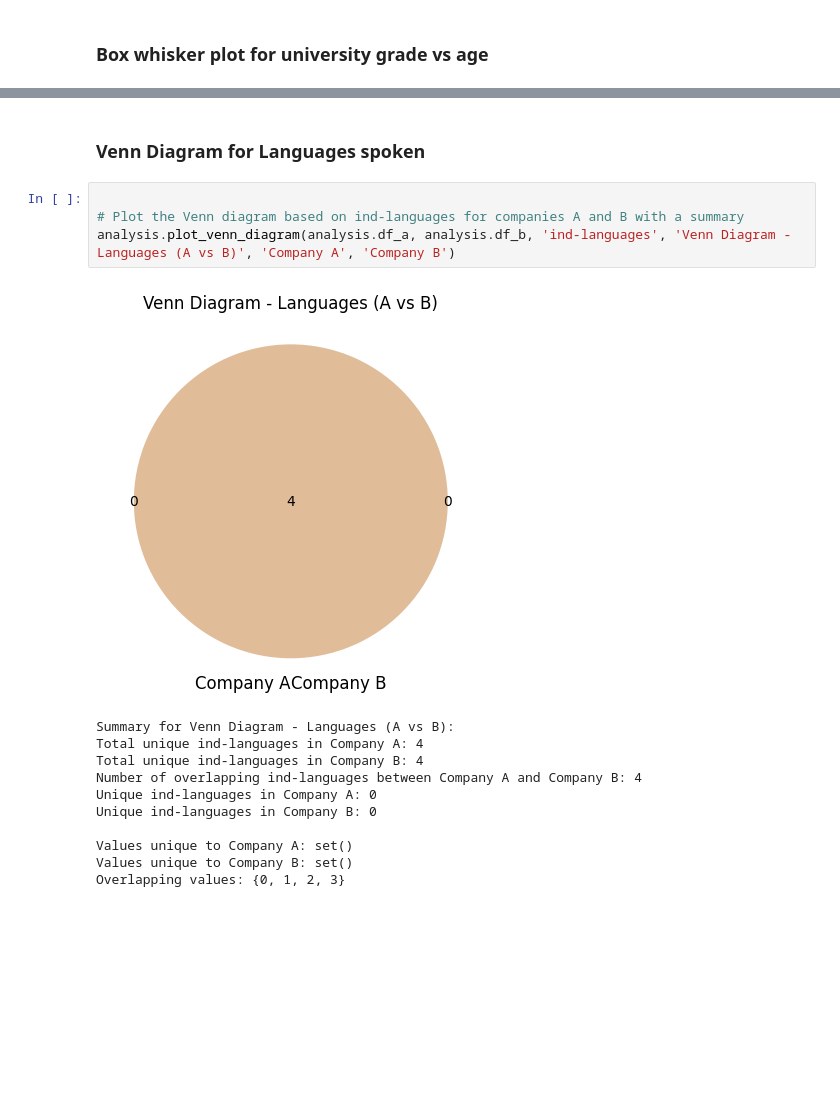
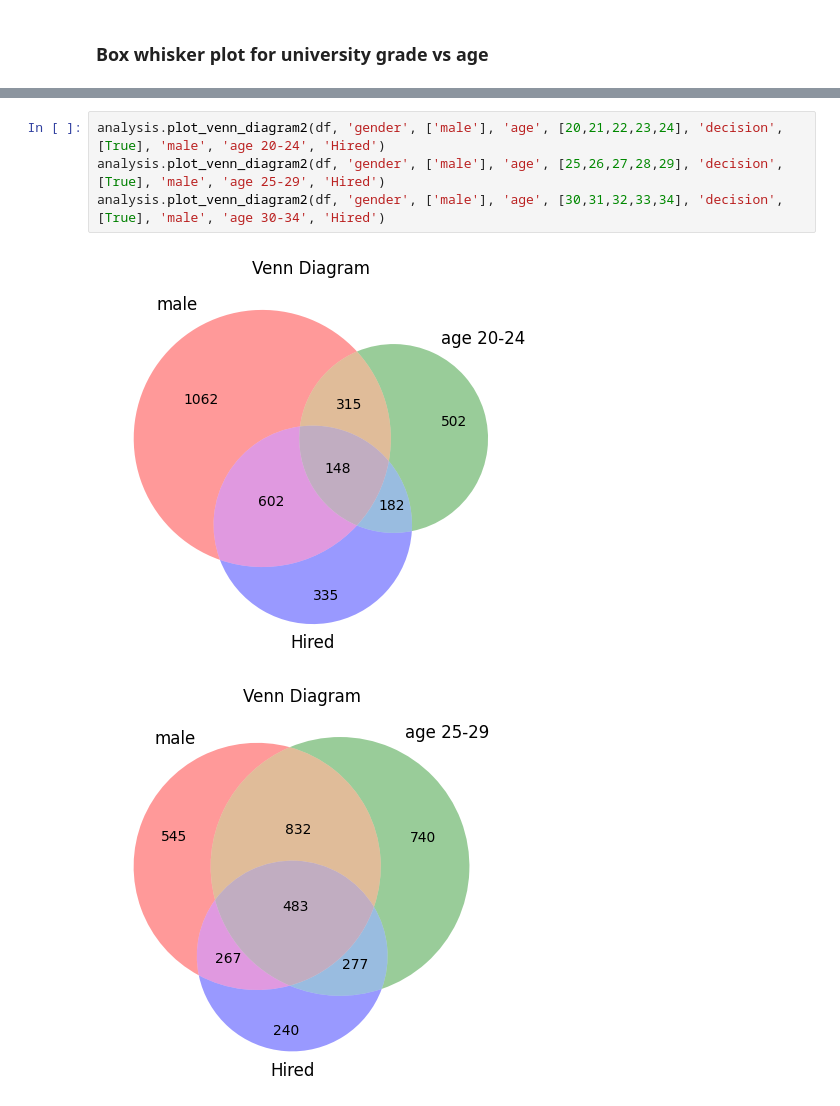
Before and after one commit to sreehariprathap/Data-Analysis--Maths---Algorithms, a Jupyter notebook: Week-2/Group4Assignment.ipynb, the cells around one changed output, grey strips where cells are left out. Saved outputs shown, nothing was run; the diff lists cells and outputs as text; blank space fills up the shorter version.

```diff
--- a/Week-2/Group4Assignment.ipynb
+++ b/Week-2/Group4Assignment.ipynb
@@ -359,18 +374,7 @@ Overlapping values: {32, 21, 22, 23, 24, 25, 26, 27, 28, 29, 30, 31}
-# %% [markdown]
-### Venn Diagram for Languages spoken
-# %%
-
-# Plot the Venn diagram based on ind-languages for companies A and B with a summary
-analysis.plot_venn_diagram(analysis.df_a, analysis.df_b, 'ind-languages', 'Venn Diagram - Languages (A vs B)', 'Company A', 'Company B')
-# %% [output]
-[figure, removed]
-Summary for Venn Diagram - Languages (A vs B):
-Total unique ind-languages in Company A: 4
-Total unique ind-languages in Company B: 4
-Number of overlapping ind-languages between Company A and Company B: 4
-Unique ind-languages in Company A: 0
-Unique ind-languages in Company B: 0
-
-Values unique to Company A: set()
-Values unique to Company B: set()
-Overlapping values: {0, 1, 2, 3}
+# %%
+analysis.plot_venn_diagram2(df, 'gender', ['male'], 'age', [20,21,22,23,24], 'decision', [True], 'male', 'age 20-24', 'Hired')
+analysis.plot_venn_diagram2(df, 'gender', ['male'], 'age', [25,26,27,28,29], 'decision', [True], 'male', 'age 25-29', 'Hired')
+analysis.plot_venn_diagram2(df, 'gender', ['male'], 'age', [30,31,32,33,34], 'decision', [True], 'male', 'age 30-34', 'Hired')
+# %% [output]
+[figure, added]
+[figure, added]
```
Also changed, not shown: parts of 11 cells of this notebook.
